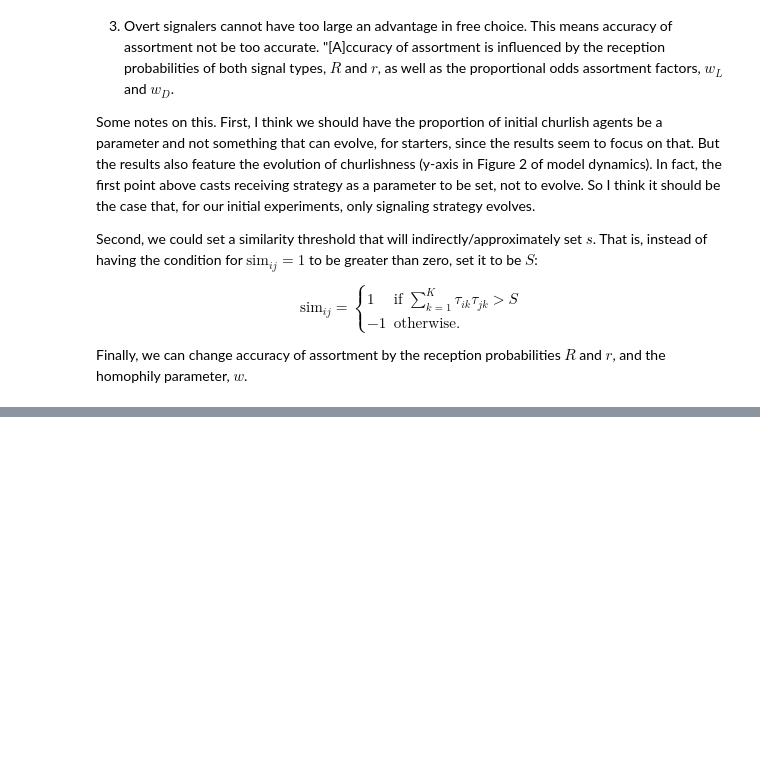
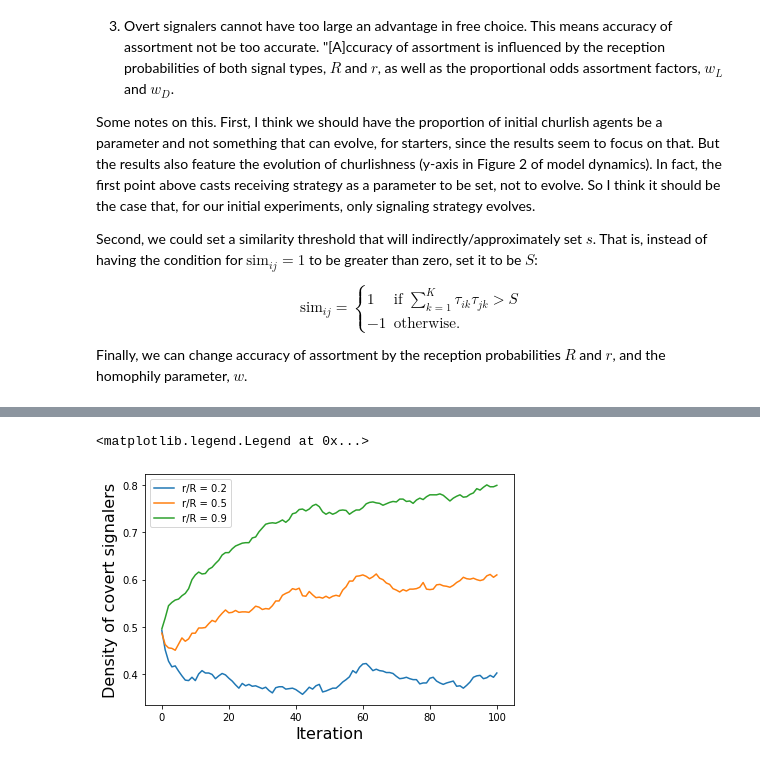
Before and after one commit to mt-digital/identity-signaling, a Jupyter notebook: Experiment development.ipynb, the cells around one changed output, grey strips where cells are left out. Cells and saved outputs as stored; diff of their text form; code cells hidden in the pictures; blank space fills up the shorter version.

Commit message:
prelim experimental results

```diff
--- a/Experiment development.ipynb
+++ b/Experiment development.ipynb
@@ -78,0 +85,9 @@ Finally, we can change accuracy of assortment by the reception probabilities $R$
+# %%
+from id_signaling.experiment import (
+    analyze_covert_receiving_prob, vary_covert_receiving_prob
+)
+
+res = vary_covert_receiving_prob(
+    covert_rec_probs=[0.1, 0.25, 0.45],
+    similarity_benefit=0.4
+)
@@ -78,0 +112,8 @@ Finally, we can change accuracy of assortment by the reception probabilities $R$
+# %%
+analyze_covert_receiving_prob(res)
+plt.xlabel('Iteration', size=16)
+plt.ylabel(r'Density of covert signalers', size=16)
+plt.legend()
+# %% [output]
+<matplotlib.legend.Legend at 0x...>
+[figure, added]
```
Also changed, not shown: parts of 3 cells of this notebook, 3 other files.
